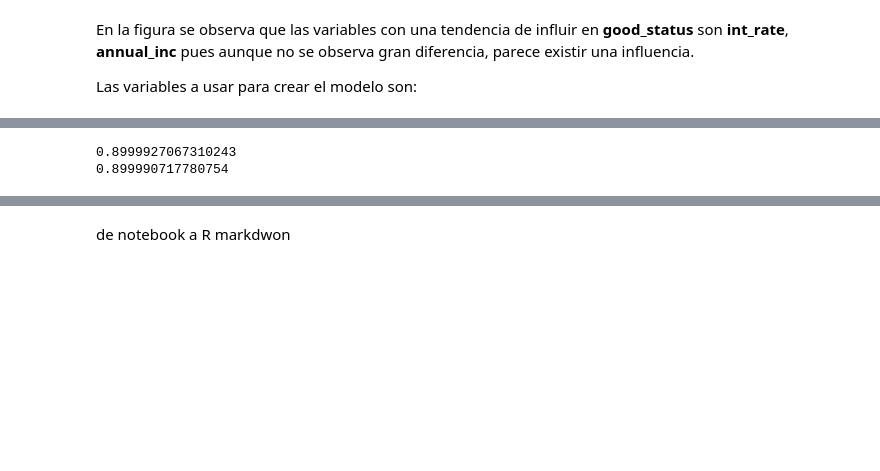
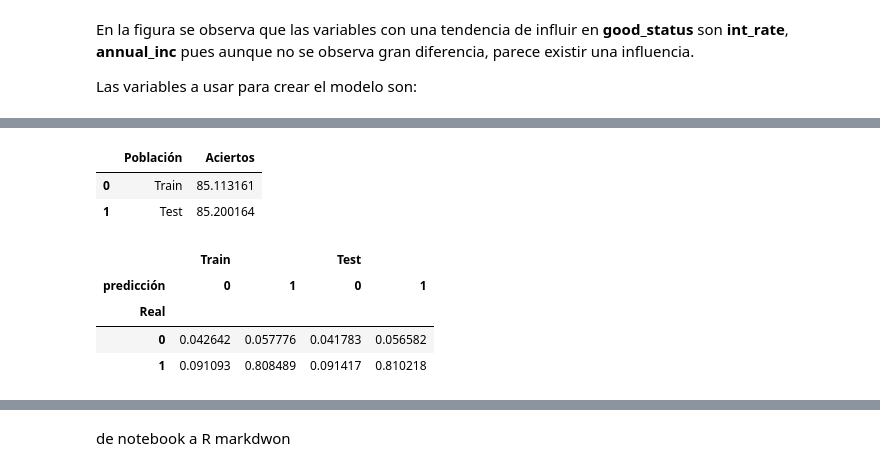
Before and after one commit to Germanchelo13/Credit-risk-model, a Jupyter notebook: informe_prueba.ipynb, the cells around one changed output, grey strips where cells are left out. Drawn from its saved outputs; the diff is of its cells as text; code cells hidden in the pictures; blank space fills up the shorter version.

```diff
--- a/informe_prueba.ipynb
+++ b/informe_prueba.ipynb
@@ -490,0 +499,5 @@ from sklearn.naive_bayes import GaussianNB
+# %%
+neigh = KNeighborsClassifier(n_neighbors=9)
+neigh.fit(X_train, y_train)
+prob_train=neigh.predict_proba(X_train)[:,0]
+prob_test=neigh.predict_proba(X_test)[:,0]
@@ -491,8 +534,37 @@ from sklearn.naive_bayes import GaussianNB
 # %%
+var_=[
+    'target_time',
+      'pub_rec',
+      'loan_amnt',
+      'int_rate',
+       'open_acc',
+       'home_ownership:NONE', 'home_ownership:OTHER', 'home_ownership:OWN',
+       'home_ownership:RENT',
+     ]
+X_train_pca=X_train[var_]
+# X_train_pca=PCA_5.transform(X_train)
+X_test_pca=X_test[var_]
+# X_test_pca=PCA_5.transform(X_test)
 clf = GaussianNB()
-clf.fit(X_train, y_train)
-print(accuracy_score(y_train, clf.predict(X_train)))
-print(accuracy_score(y_test, clf.predict(X_test)))
+clf.fit(X_train_pca, y_train)
+prop_=0.8
+predict_train_nb= clf.predict_proba(X_train_pca)[:,1]
+predict_test_nb= clf.predict_proba(X_test_pca)[:,1]
+predict_train_nb=np.where(predict_train_nb>=prop_,1,0  )
+predict_test_nb=np.where(predict_test_nb>=prop_,1,0  )
+tasa_acierto_1=accuracy_score(y_train, predict_train_nb)*100
+tasa_acierto_2=accuracy_score(y_test,predict_test_nb )*100
+result=pd.DataFrame({"Población":["Train", "Test"], "Aciertos": [tasa_acierto_1,tasa_acierto_2 ] })
+display(result)
+errores_bayes=pd.concat([pd.crosstab(y_train,predict_train_nb ,margins=False, normalize=True, colnames=["predicción"],  rownames=['Real']),
+           pd.crosstab(y_test,predict_test_nb , margins=False, normalize=True, colnames=["predicción"], rownames=['Real'])
+    ],axis=1,keys=["Train", "Test"])
 # %% [output]
-0.8999927067310243
-0.899990717780754
+|  | Población | Aciertos |
+| 0 | Train | 85.113161 |
+| 1 | Test | 85.200164 |
+|  | Train |  | Test |  |
+| predicción | 0 | 1 | 0 | 1 |
+| Real |  |  |  |  |
+| 0 | 0.042642 | 0.057776 | 0.041783 | 0.056582 |
+| 1 | 0.091093 | 0.808489 | 0.091417 | 0.810218 |
```
Also changed, not shown: parts of 39 cells of this notebook, 9 other files.
